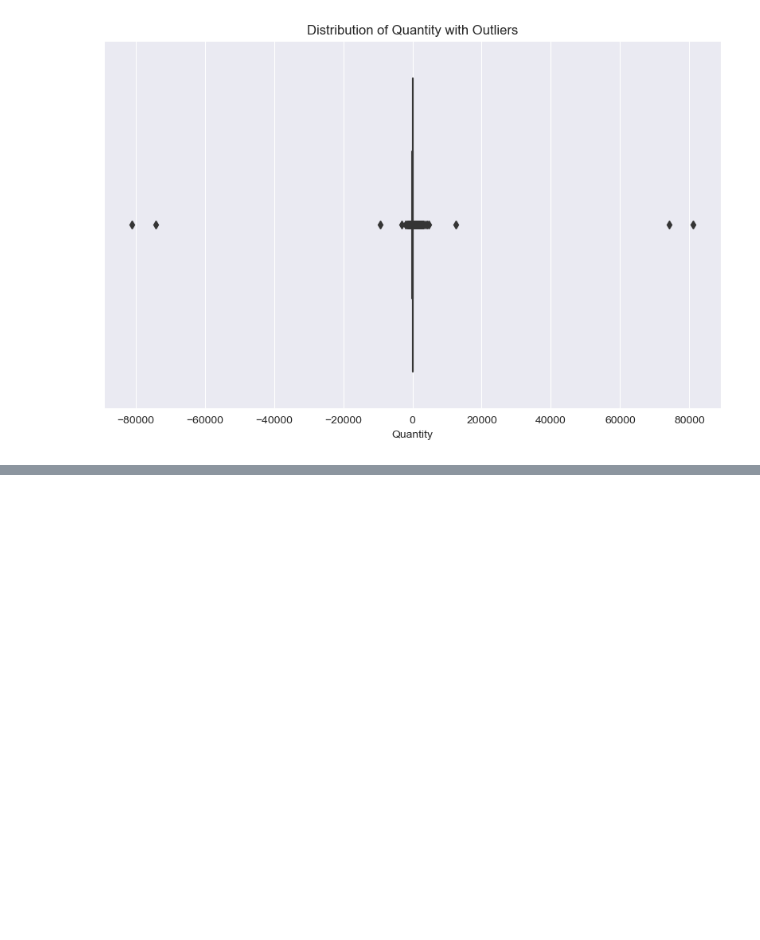
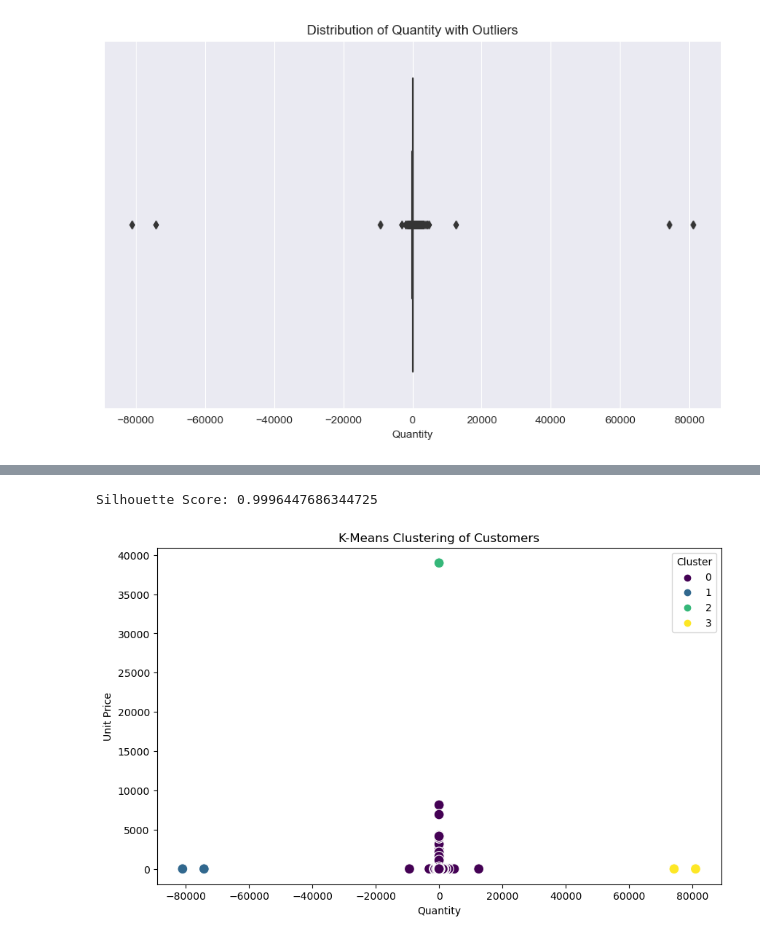
Before and after one commit to TruongDo2004/K-MEANS, a Jupyter notebook: K-MEAN.ipynb, the cells around one changed output, grey strips where cells are left out. Saved outputs shown, nothing was run; the diff lists cells and outputs as text; code cells hidden in the pictures; blank space fills up the shorter version.

```diff
--- a/K-MEAN.ipynb
+++ b/K-MEAN.ipynb
@@ -441,0 +540,48 @@ plt.show()
+# %%
+# Import các thư viện cần thiết
+import pandas as pd
+from sklearn.cluster import KMeans
+from sklearn.preprocessing import StandardScaler
+from sklearn.metrics import silhouette_score
+import matplotlib.pyplot as plt
+import seaborn as sns
+
+# Đọc dữ liệu từ file CSV (thay đường dẫn file bằng file thực tế của bạn)
+df = pd.read_csv('D:\\Năm 3\\Học Kì 1\\Học máy\\BTL\\Online_Retail.csv', encoding='latin1')
+
+# Đổi tên các cột cho dễ sử dụng (nếu cần)
+df = df.rename(columns={'InvoiceNo':'INV_NO', 'StockCode':'S_CODE', 'Description':'DESC',
+                        'Quantity':'QUANTITY', 'InvoiceDate':'INV_DATE', 'UnitPrice':'UNIT_PRICE',
+                        'CustomerID':'CUST_ID', 'Country':'Country'})
+
+# Loại bỏ các giá trị bị thiếu và các dòng trùng lặp
+df = df.dropna().drop_duplicates()
+
+# Chọn các cột đặc trưng để phân cụm, ví dụ 'QUANTITY' và 'UNIT_PRICE'
+features = ['QUANTITY', 'UNIT_PRICE']
+
+# Chuẩn hóa dữ liệu bằng StandardScaler
+scaler = StandardScaler()
+scaled_features = scaler.fit_transform(df[features])
+
+# Áp dụng mô hình K-Means
+kmeans = KMeans(n_clusters=4, random_state=42)  # Thay đổi số cụm (n_clusters) tùy theo phân tích của bạn
+kmeans.fit(scaled_features)
+
+# Tính Silhouette Score
+silhouette_avg = silhouette_score(scaled_features, kmeans.labels_)
+print(f'Silhouette Score: {silhouette_avg}')
+
+# Thêm nhãn cụm vào DataFrame
+df['Cluster'] = kmeans.labels_
+
+# Trực quan hóa kết quả phân cụm
+plt.figure(figsize=(10, 6))
+sns.scatterplot(x=df['QUANTITY'], y=df['UNIT_PRICE'], hue=df['Cluster'], palette='viridis', s=100)
+plt.title('K-Means Clustering of Customers')
+plt.xlabel('Quantity')
+plt.ylabel('Unit Price')
+plt.show()
+# %% [output]
+Silhouette Score: 0.9996447686344725
+[figure, added]
```
Also changed, not shown: parts of 11 cells of this notebook.
